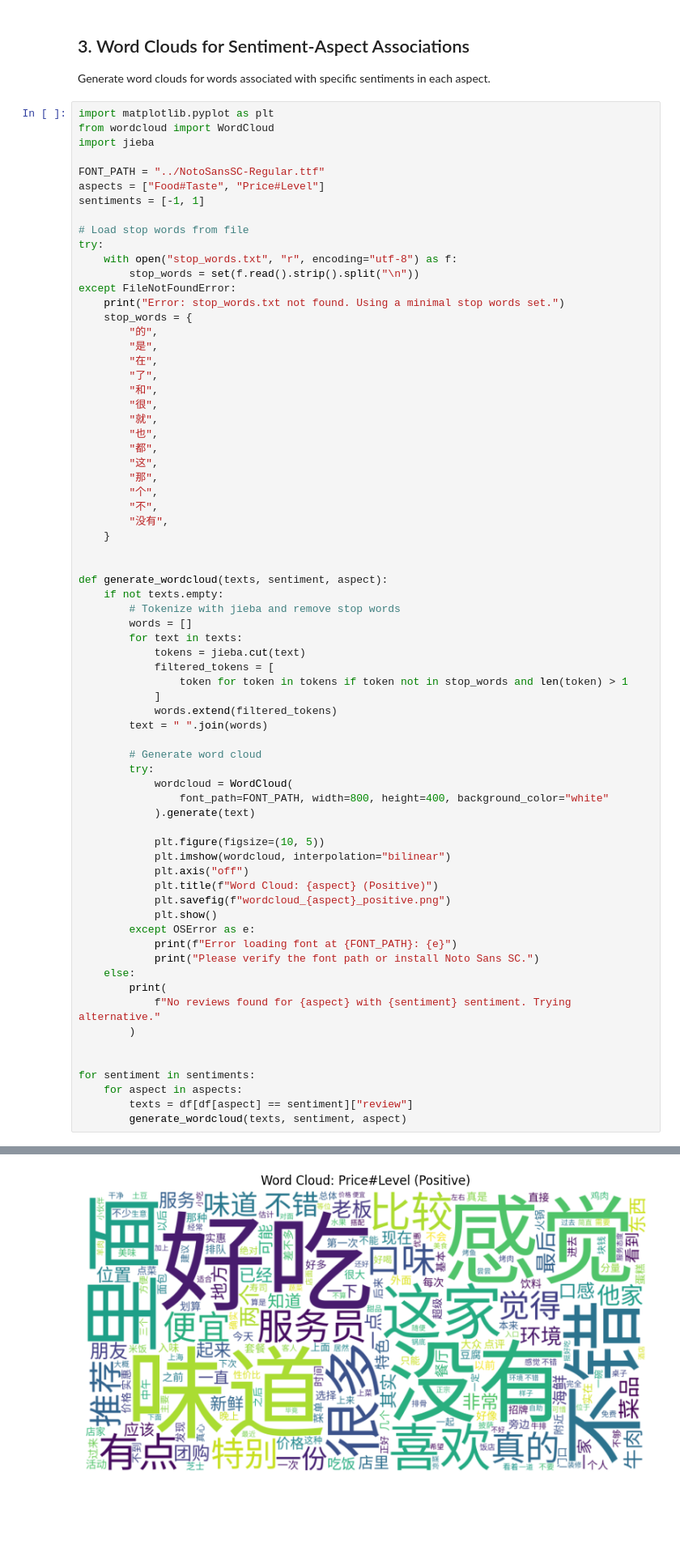
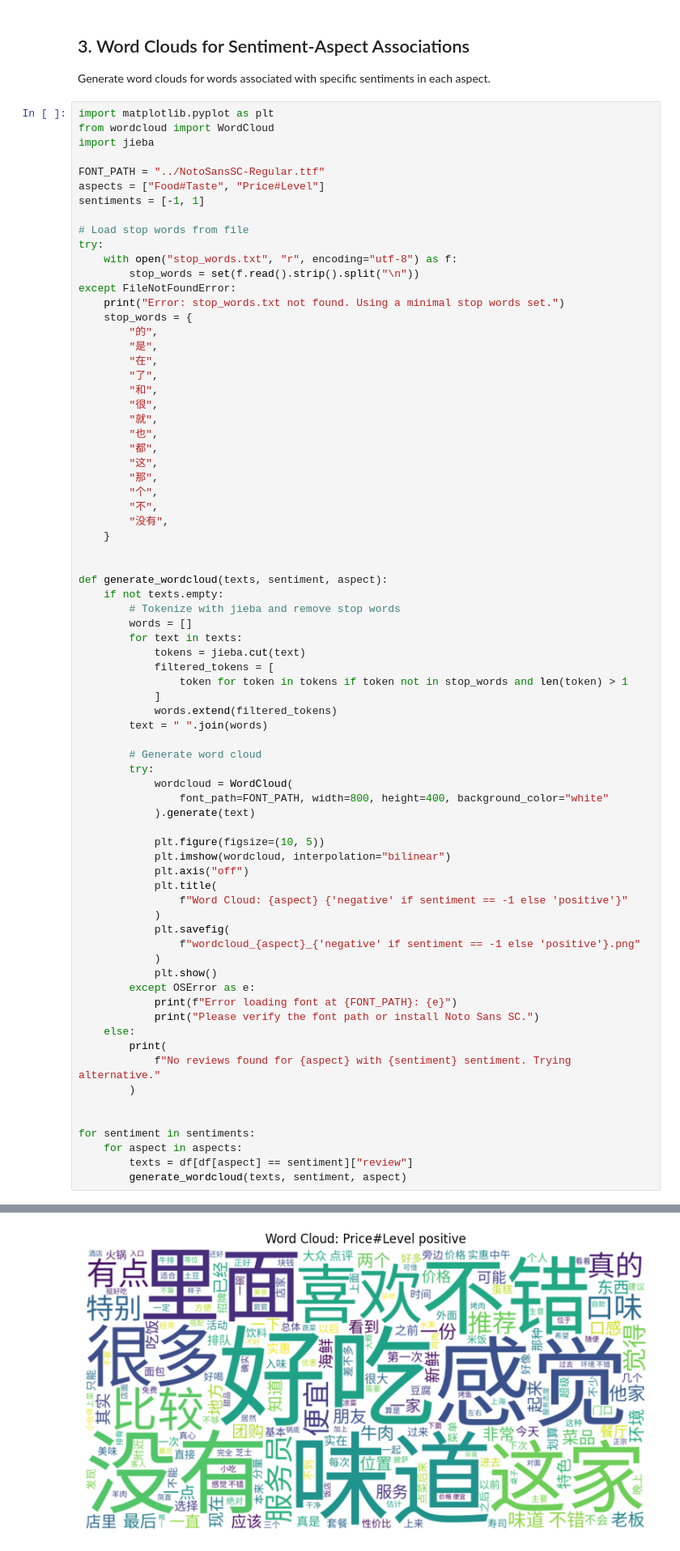
Before and after one commit to kevinchanO777/aspect-category-analysis, a Jupyter notebook: app/sentiment_analysis_notebook.ipynb, the cells around one changed output, grey strips where cells are left out. Shown at 81% size. Saved outputs shown, nothing was run; the diff lists cells and outputs as text; blank space fills up the shorter version.

```diff
--- a/app/sentiment_analysis_notebook.ipynb
+++ b/app/sentiment_analysis_notebook.ipynb
@@ -118,8 +118,12 @@ def generate_wordcloud(texts, sentiment, aspect):
             plt.figure(figsize=(10, 5))
             plt.imshow(wordcloud, interpolation="bilinear")
             plt.axis("off")
-            plt.title(f"Word Cloud: {aspect} (Positive)")
-            plt.savefig(f"wordcloud_{aspect}_positive.png")
+            plt.title(
+                f"Word Cloud: {aspect} {'negative' if sentiment == -1 else 'positive'}"
+            )
+            plt.savefig(
+                f"wordcloud_{aspect}_{'negative' if sentiment == -1 else 'positive'}.png"
+            )
             plt.show()
         except OSError as e:
             print(f"Error loading font at {FONT_PATH}: {e}")
@@ -141,4 +149,4 @@ for sentiment in sentiments:
-[figure, old version]
+[figure, new version]
 # %% [markdown]
 **Interpretation**: The word cloud highlights frequent terms in positive Food#Taste reviews (e.g., '美味', '好吃'). Repeat for other aspects/sentiments as needed.
 # %% [markdown]
```
Also changed, not shown: parts of 2 cells of this notebook, 1 other file.
